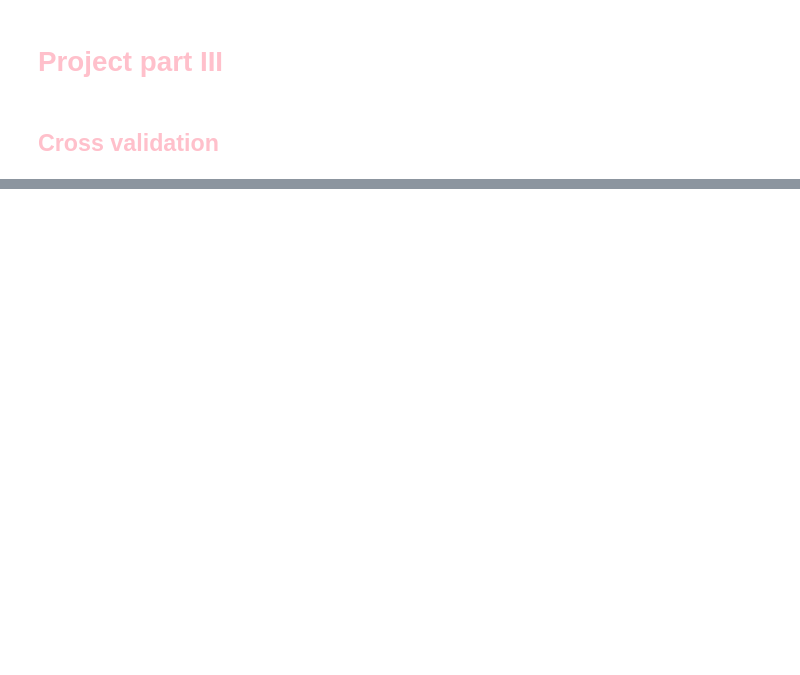
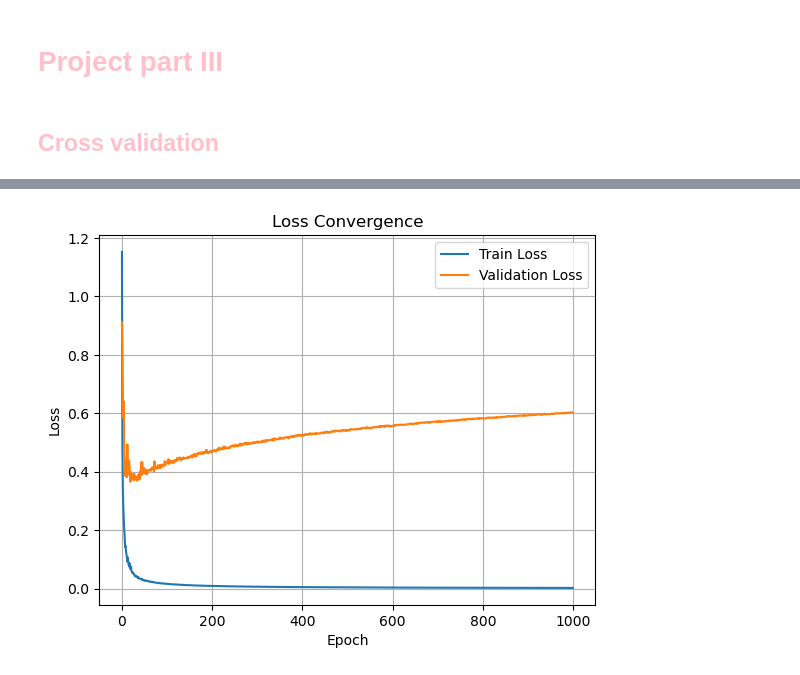
Before and after one commit to zosia-r/msid, a Jupyter notebook: II/logistic_regression_pytorch.ipynb, the cells around one changed output, grey strips where cells are left out. Cells and saved outputs as stored; diff of their text form; code cells hidden in the pictures; blank space fills up the shorter version.

```diff
--- a/II/logistic_regression_pytorch.ipynb
+++ b/II/logistic_regression_pytorch.ipynb
@@ -306,0 +321,41 @@ Mean accuracy (cross-val): 76.93522906793048 %
+# %%
+# Polynomial Features
+from sklearn.preprocessing import PolynomialFeatures
+
+X = data.drop('NObeyesdad', axis=1)
+poly = PolynomialFeatures(degree=2, include_bias=False)
+
+X_train, X_val, y_train, y_val = train_test_split(X, y_encoded, random_state=42)
+
+X_train = preprocessor.fit_transform(X_train)
+X_val = preprocessor.transform(X_val)
+
+X_train = poly.fit_transform(X_train)
+X_val = poly.fit_transform(X_val)
+
+X_train = torch.tensor(X_train, dtype=torch.float32)
+X_val = torch.tensor(X_val, dtype=torch.float32)
+y_train = torch.tensor(y_train, dtype=torch.long)
+y_val = torch.tensor(y_val, dtype=torch.long)
+
+train_loader = DataLoader(TensorDataset(X_train, y_train), batch_size=batch_size, shuffle=True)
+val_loader = DataLoader(TensorDataset(X_val, y_val), batch_size=batch_size)
+
+# Training the model
+input_dim = X_train.shape[1]
+num_classes = len(np.unique(y_encoded))
+
+
+model = LogisticRegression(input_dim, num_classes, lr=0.5)
+model.train(train_loader, val_loader, epochs=1000)
+
+# Plot
+plt.plot(model.train_losses, label='Train Loss')
+plt.plot(model.val_losses, label='Validation Loss')
+plt.xlabel('Epoch')
+plt.ylabel('Loss')
+plt.title('Loss Convergence')
+plt.legend()
+plt.grid(True)
+plt.show()
+# %% [output]
@@ -306,0 +374 @@ Mean accuracy (cross-val): 76.93522906793048 %
+[figure, added]
```
Also changed, not shown: parts of 8 cells of this notebook, 1 other file.
